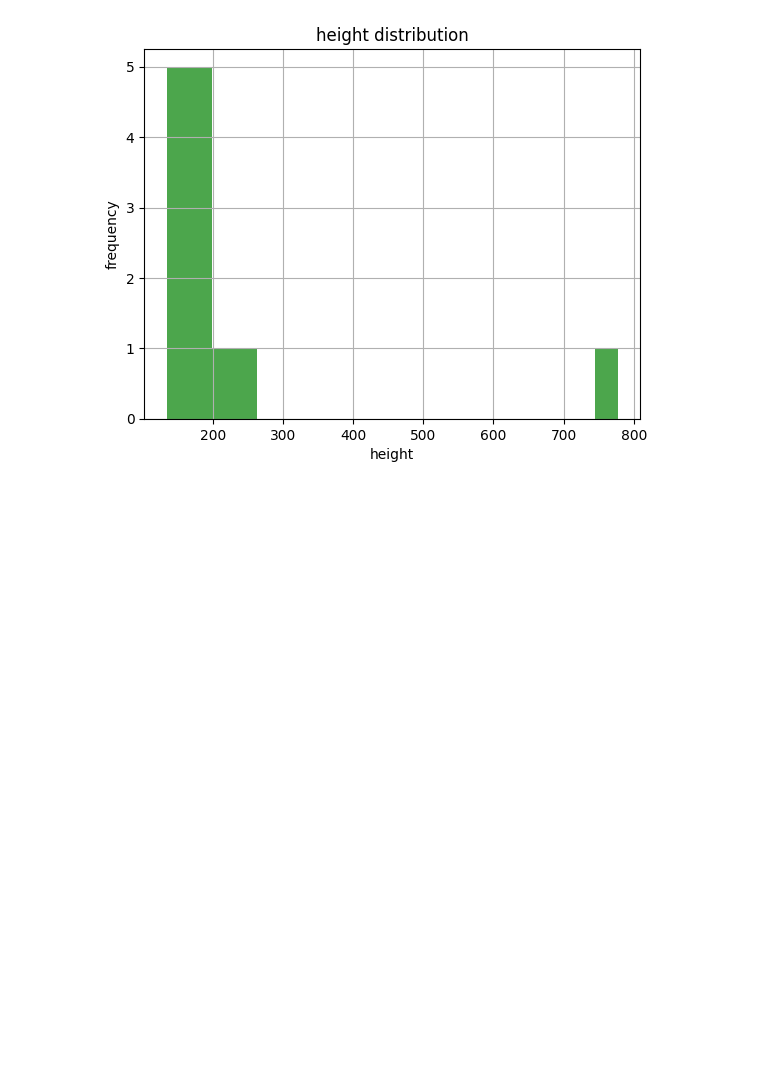
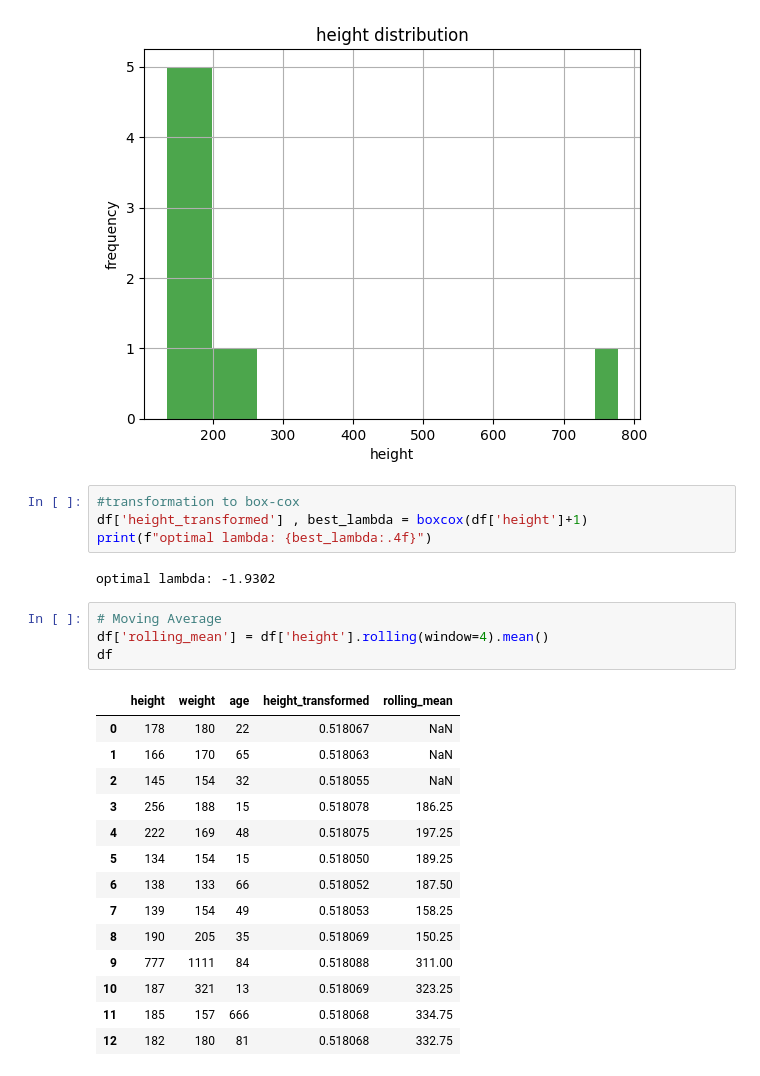
Before and after one commit to Wu-Mingwei/statistical_exercise, a Jupyter notebook: statistical.ipynb, the cells around one changed output. Saved outputs shown, nothing was run; the diff lists cells and outputs as text; blank space fills up the shorter version.

```diff
--- a/statistical.ipynb
+++ b/statistical.ipynb
@@ -115,3 +115,28 @@ plt.title('height distribution')
 plt.show()
 # %% [output]
 [figure]
+# %%
+#transformation to box-cox
+df['height_transformed'] , best_lambda = boxcox(df['height']+1)
+print(f"optimal lambda: {best_lambda:.4f}")
+# %% [output]
+optimal lambda: -1.9302
+# %%
+# Moving Average
+df['rolling_mean'] = df['height'].rolling(window=4).mean()
+df
+# %% [output]
+|  | height | weight | age | height_transformed | rolling_mean |
+| 0 | 178 | 180 | 22 | 0.518067 | NaN |
+| 1 | 166 | 170 | 65 | 0.518063 | NaN |
+| 2 | 145 | 154 | 32 | 0.518055 | NaN |
+| 3 | 256 | 188 | 15 | 0.518078 | 186.25 |
+| 4 | 222 | 169 | 48 | 0.518075 | 197.25 |
+| 5 | 134 | 154 | 15 | 0.518050 | 189.25 |
+| 6 | 138 | 133 | 66 | 0.518052 | 187.50 |
+| 7 | 139 | 154 | 49 | 0.518053 | 158.25 |
+| 8 | 190 | 205 | 35 | 0.518069 | 150.25 |
+| 9 | 777 | 1111 | 84 | 0.518088 | 311.00 |
+| 10 | 187 | 321 | 13 | 0.518069 | 323.25 |
+| 11 | 185 | 157 | 666 | 0.518068 | 334.75 |
+| 12 | 182 | 180 | 81 | 0.518068 | 332.75 |
```
Also changed, not shown: parts of 5 cells of this notebook.
